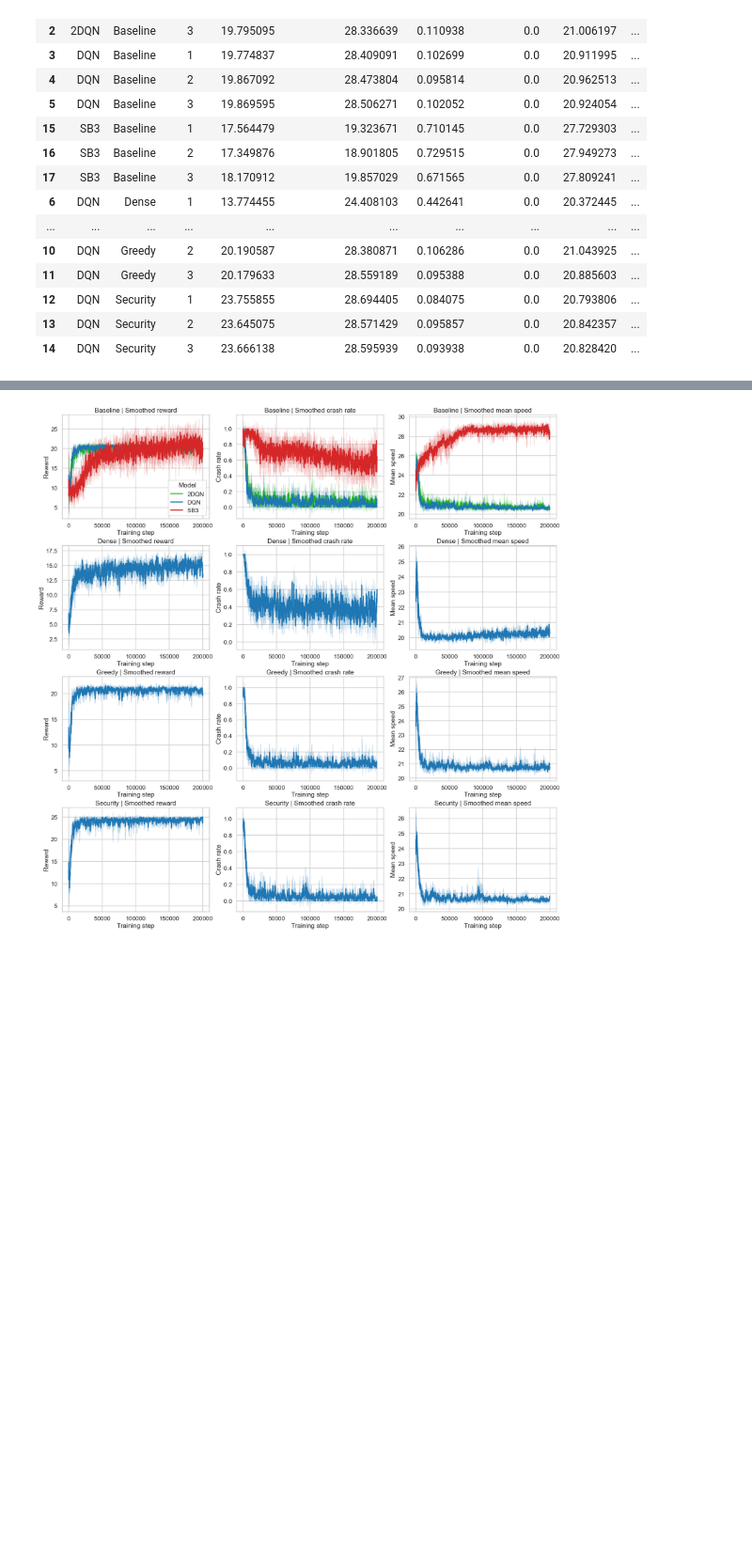
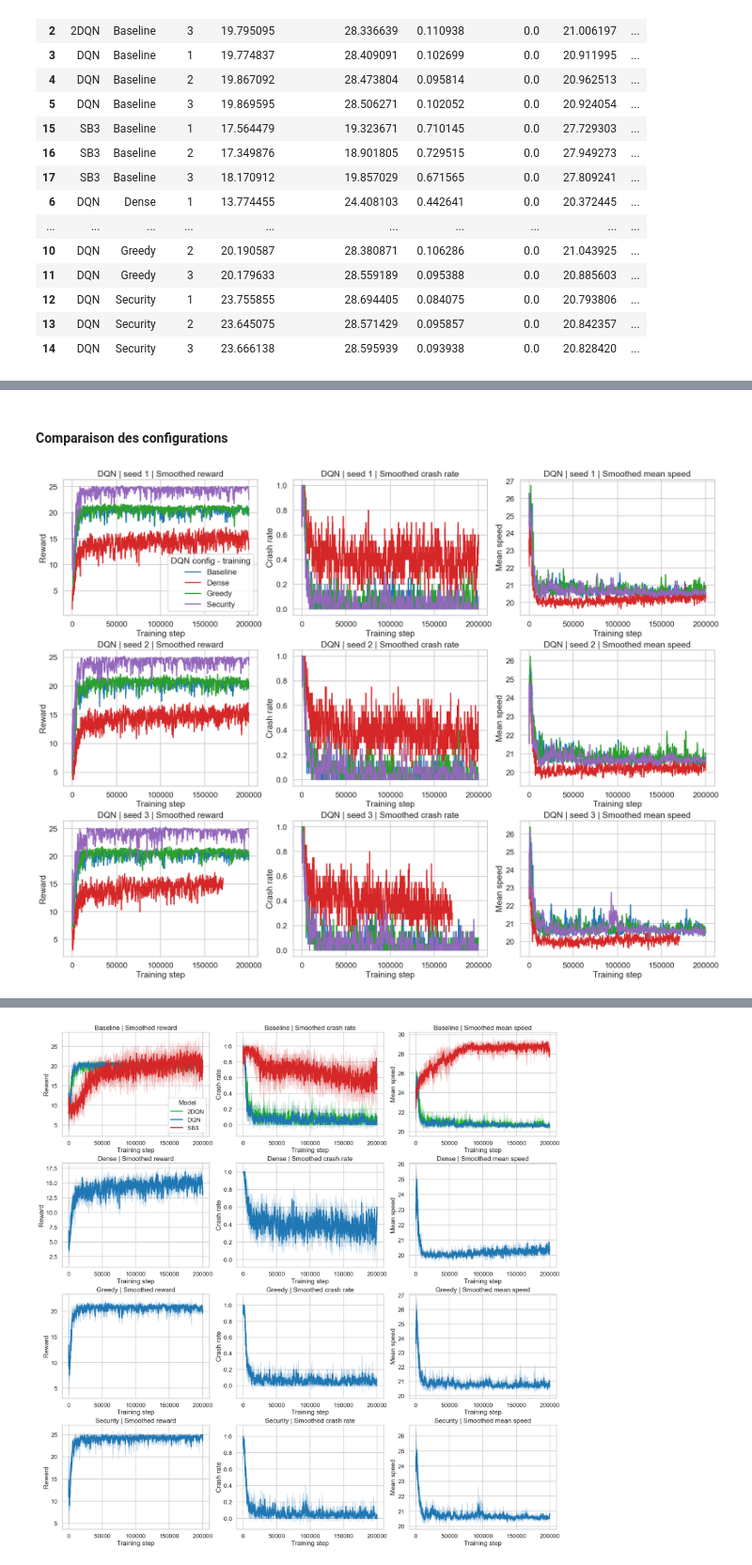
Before and after one commit to Bliights/RL-project, a Jupyter notebook: src/scripts/visualization/RL_project_group4 copy.ipynb, the cells around one changed output, grey strips where cells are left out. Shown at 94% size. Saved outputs shown, nothing was run; the diff lists cells and outputs as text; code cells hidden in the pictures; blank space fills up the shorter version.

```diff
--- a/src/scripts/visualization/RL_project_group4 copy.ipynb
+++ b/src/scripts/visualization/RL_project_group4 copy.ipynb
@@ -208,0 +286,63 @@ display(training_summary)
+# %% [markdown]
+#### Comparaison des configurations
+# %%
+dqn_config_seed_training = training_history[
+    (training_history["model"] == "DQN")
+    & (training_history["config"].isin(["Baseline", "Greedy", "Dense", "Security"]))
+].copy()
+
+seeds = sorted(dqn_config_seed_training["seed"].unique())
+config_palette = {
+    "Baseline": "#1f77b4",
+    "Greedy": "#2ca02c",
+    "Dense": "#d62728",
+    "Security": "#9467bd",
+}
+
+plot_specs = [
+    ("reward_smooth", "Smoothed reward", "Reward"),
+    ("crash_rate_smooth", "Smoothed crash rate", "Crash rate"),
+    ("mean_speed_smooth", "Smoothed mean speed", "Mean speed"),
+]
+
+fig, axes = plt.subplots(
+    nrows=len(seeds),
+    ncols=len(plot_specs),
+    figsize=(20, 5 * len(seeds)),
+    sharex=False,
+    constrained_layout=True,
+)
+
+if len(seeds) == 1:
+    axes = np.array([axes])
+
+for row_idx, seed in enumerate(seeds):
+    seed_data = dqn_config_seed_training[dqn_config_seed_training["seed"] == seed]
+
+    for col_idx, (smooth_col, title, ylabel) in enumerate(plot_specs):
+        ax = axes[row_idx, col_idx]
+
+        for config, config_df in seed_data.groupby("config"):
+            config_df = config_df.sort_values("total_steps")
+            ax.plot(
+                config_df["total_steps"],
+                config_df[smooth_col],
+                color=config_palette[config],
+                linewidth=2.2,
+                label=config,
+            )
+
+        ax.set_title(f"DQN | seed {seed} | {title}")
+        ax.set_xlabel("Training step")
+        ax.set_ylabel(ylabel)
+
+        if row_idx == 0 and col_idx == 0:
+            ax.legend(title="DQN config - training")
+        else:
+            legend = ax.get_legend()
+            if legend is not None:
+                legend.remove()
+
+plt.show()
+# %% [output]
+[figure, added]
```
Also changed, not shown: parts of 66 cells of this notebook, 2 other files.
